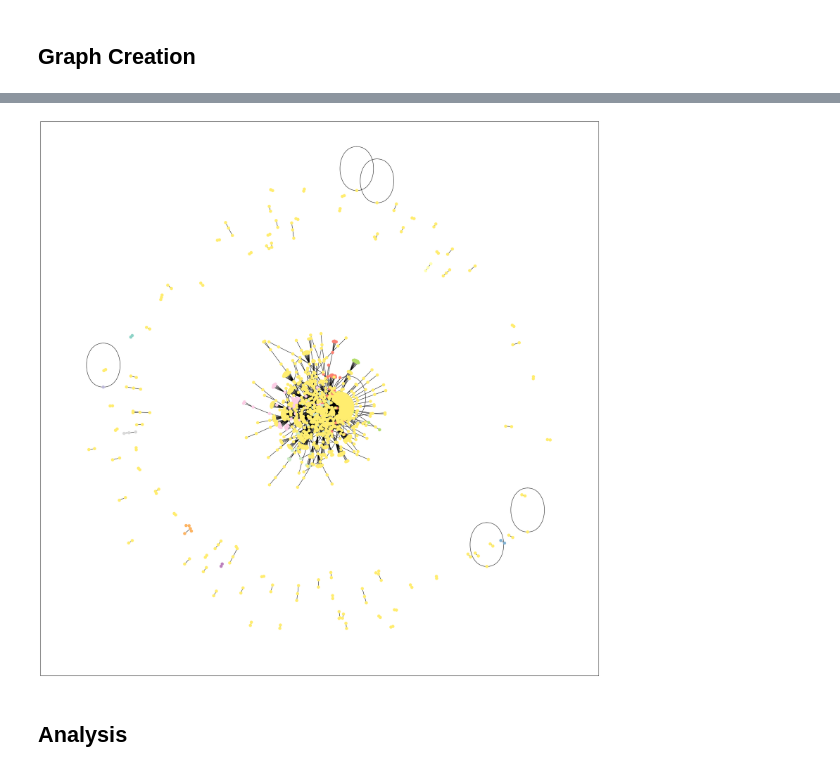
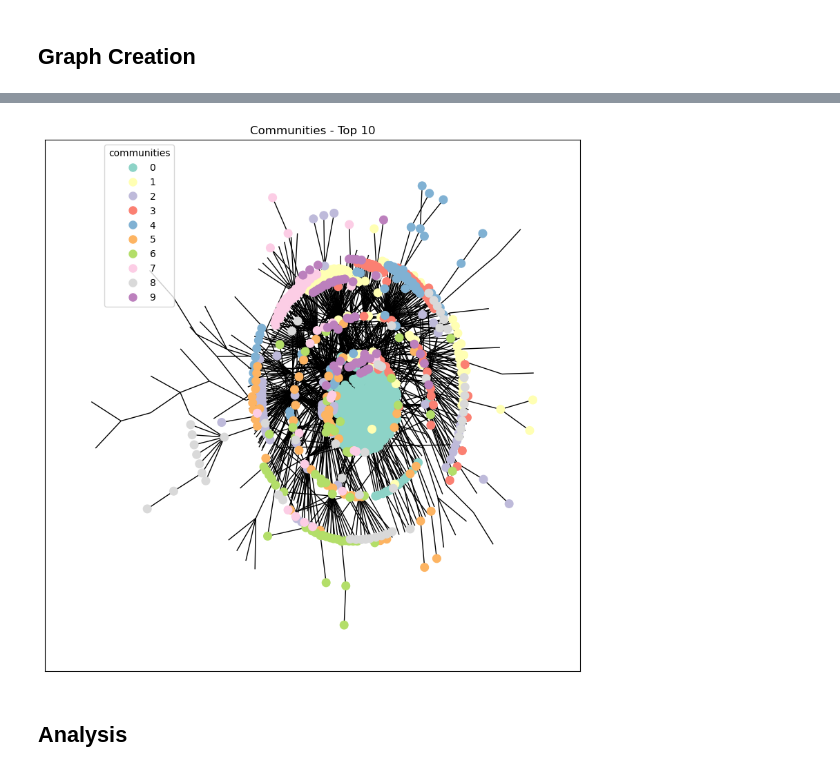
Before and after one commit to annacaterina-amann/twitter-analysis-fcss, a Jupyter notebook: FCSS Notebook.ipynb, the cells around one changed output, grey strips where cells are left out. Cells and saved outputs as stored; diff of their text form; code cells hidden in the pictures.

```diff
--- a/FCSS Notebook.ipynb
+++ b/FCSS Notebook.ipynb
@@ -38,8 +34,8 @@ You should consider upgrading via the '/root/venv/bin/python -m pip install --up
 # %% [markdown]
 ## Dataframe creation and data cleaning
 # %%
-# loading the csv into a dataframe
-df = pd.read_csv('/work/sentiment.csv')
+# loading the csv into a dataframe (load sentiment.csv into same directory as notebook or change working directory manually to ensure functionality!)
+df = pd.read_csv(r'C:\Users\beenz\JupyterLab\FCSS\sentiment.csv')
 df.head()
 # %% [output]
 |  | Unnamed: 0 | Date | ID | url | username | source | location | tweet | num of likes | ... |
@@ -179,7 +175,7 @@ df_cleaned['hashtag'] = df_cleaned['hashtag'].apply(lambda x: frozenset(x))
 
 
 # create a graph
-G = nx.Graph()
+G = nx.Graph(random_state=seed)
 
 nodes = df_cleaned[["username", "hashtag"]]
 node_list = [
@@ -193,14 +189,65 @@ for _, row in df_cleaned.iterrows():
     for interacted_user in row['interacted_user']:
         G.add_edge(row['username'], interacted_user)
 
+
 # apply the Louvain algorithm to detect communities in the graph
-communities = nx_comm.louvain_communities(G)
+communities = nx_comm.louvain_communities(G, seed=seed)
 
+# extract top ten communities
+
+c_sorted = sorted(communities, key=lambda x: len(x), reverse=True)[:10]
+
+# Add coloring to the communities and plot the graph
+N_communities = len(c_sorted)
+cmap = plt.get_cmap("Set3")
+colors = [cmap(i) for i in range(N_communities)]
+color_dict = {community:color for community, color in zip(range(N_communities), colors)}
+
+
+
+node_list = []
+node_colors = []
+for i, community in enumerate(c_sorted):
+    for node in community:
+        node_list.append(node)
+        node_colors.append(color_dict[i])
+
+fig, ax = plt.subplots(figsize=(10, 10))
+
+# set fixed positions with kamada kawai
+pos = nx.kamada_kawai_layout(G)
+
+nx.draw_networkx(
+    G,
+    nodelist=node_list,
+    node_color=node_colors,
+    node_size=70,
+    with_labels=False,
+    pos=pos,
+    ax=ax
+)
+
+# add a legend
+legend_elements = [Line2D([0], [0], marker='o', color="w", label=key,
+                          markerfacecolor=val, markersize=10) for key, val in color_dict.items()]
+ax.legend(
+    handles=legend_elements,
+    title="communities",
+    loc=1,
+    bbox_to_anchor=[0.25, 1, 0, 0]
+)
+
+ax.set_title('Communities - Top 10')
+fig.savefig('fig2.png')
+
+"""
 # Add coloring to the communities and plot the graph
 N_communities = len(communities)
 cmap = plt.get_cmap("Set3")
 colors = [cmap(i) for i in range(N_communities)]
 color_dict = {community:color for community, color in zip(range(N_communities), colors)}
+
+
 
 node_list = []
 node_colors = []
@@ -209,13 +256,31 @@ for i, community in enumerate(communities):
         node_list.append(node)
         node_colors.append(color_dict[i])
 
-fig, ax = plt.subplots(figsize=(30, 30))
+fig, ax = plt.subplots(figsize=(10, 10))
+
+# set fixed positions with kamada kawai
+pos = nx.kamada_kawai_layout(G)
+
 nx.draw_networkx(
     G,
     nodelist=node_list,
     node_color=node_colors,
     node_size=70,
     with_labels=False,
+    pos=pos,
     ax=ax
 )
+
+# add a legend
+legend_elements = [Line2D([0], [0], marker='o', color="w", label=key,
+                          markerfacecolor=val, markersize=10) for key, val in color_dict.items()]
+ax.legend(
+    handles=legend_elements,
+    title="communities",
+    loc=1,
+    bbox_to_anchor=[1.25, 1, 0, 0]
+)
+
+#fig.savefig('fig2.png')
+"""
 # %% [output]
@@ -222,4 +288,4 @@ nx.draw_networkx(
-[figure, old version]
+[figure, new version]
 # %% [markdown]
 ## Analysis
 # %%
```
Also changed, not shown: parts of 31 cells of this notebook.
